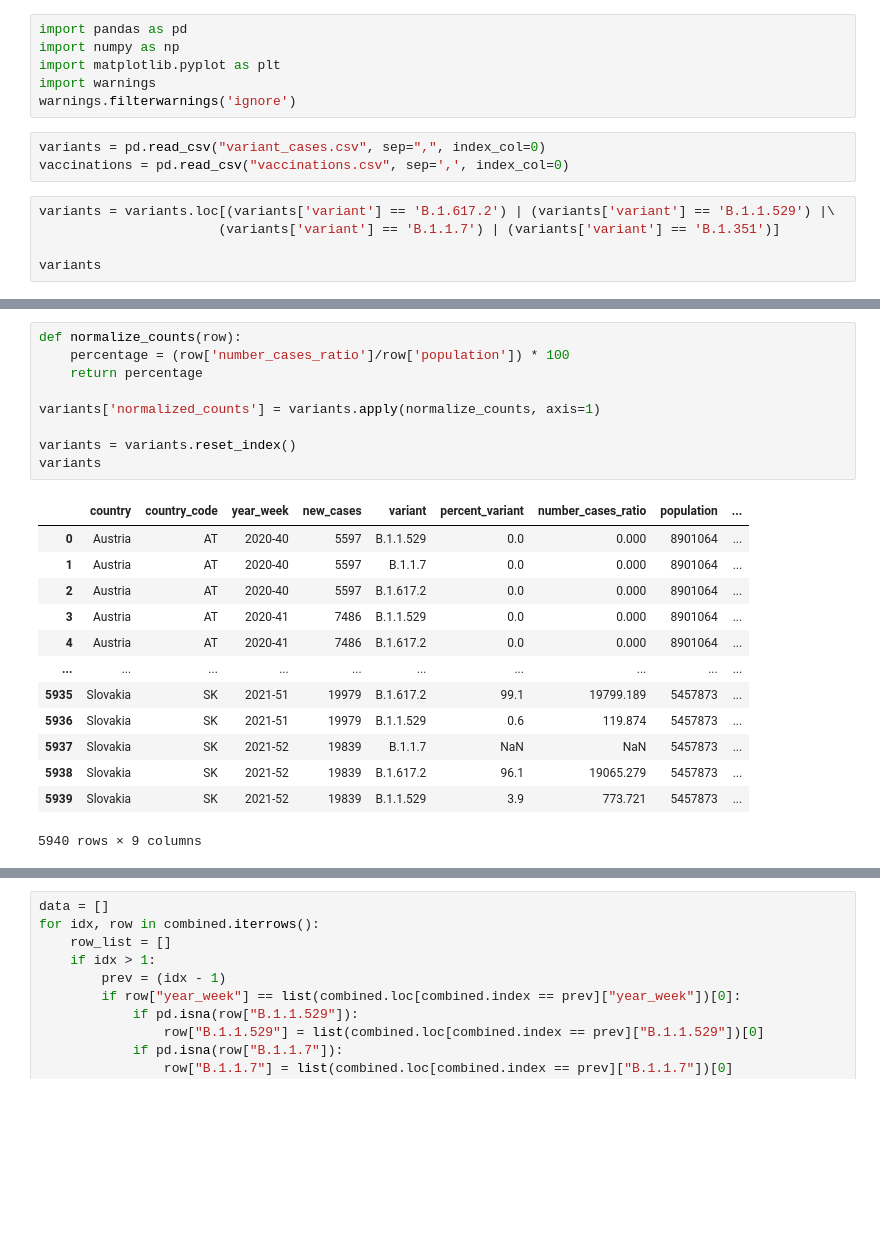
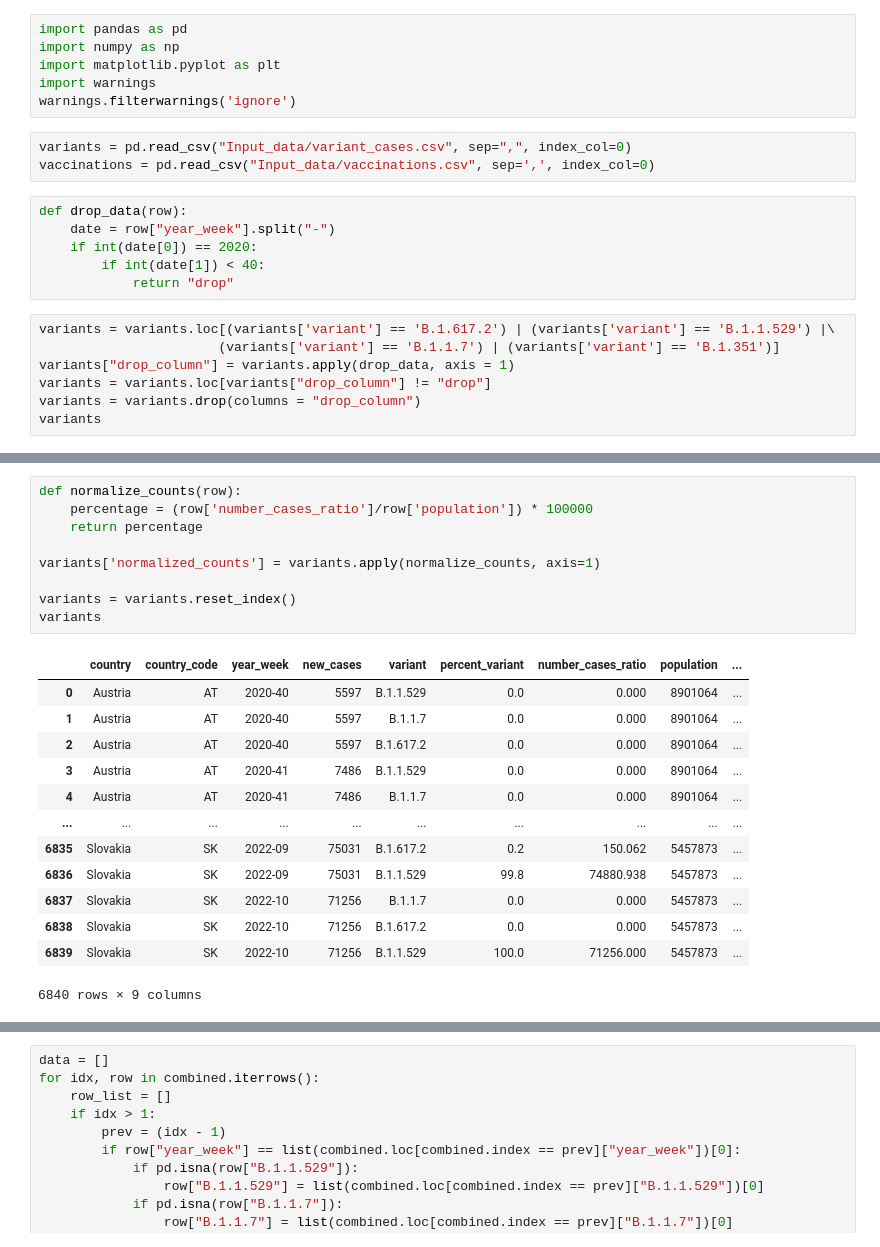
Before and after one commit to bryn-m/Covid_Evolution, a Jupyter notebook: 1_load_data.ipynb, the cells around one changed output, grey strips where cells are left out. Cells and saved outputs as stored; diff of their text form; blank space fills up the shorter version.

```diff
--- a/1_load_data.ipynb
+++ b/1_load_data.ipynb
@@ -5,12 +5,20 @@ import matplotlib.pyplot as plt
 import warnings
 warnings.filterwarnings('ignore')
 # %%
-variants = pd.read_csv("variant_cases.csv", sep=",", index_col=0)
-vaccinations = pd.read_csv("vaccinations.csv", sep=',', index_col=0)
+variants = pd.read_csv("Input_data/variant_cases.csv", sep=",", index_col=0)
+vaccinations = pd.read_csv("Input_data/vaccinations.csv", sep=',', index_col=0)
+# %%
+def drop_data(row):
+    date = row["year_week"].split("-")
+    if int(date[0]) == 2020:
+        if int(date[1]) < 40:
+            return "drop"
 # %%
 variants = variants.loc[(variants['variant'] == 'B.1.617.2') | (variants['variant'] == 'B.1.1.529') |\
                        (variants['variant'] == 'B.1.1.7') | (variants['variant'] == 'B.1.351')]
-
+variants["drop_column"] = variants.apply(drop_data, axis = 1)
+variants = variants.loc[variants["drop_column"] != "drop"]
+variants = variants.drop(columns = "drop_column")
 variants
 # %% [output]
 |  | country_code | year_week | source | new_cases | number_sequenced | percent_cases_sequenced | ... |
@@ -138,26 +146,26 @@ variants
 # %%
 def normalize_counts(row):
-    percentage = (row['number_cases_ratio']/row['population']) * 100
+    percentage = (row['number_cases_ratio']/row['population']) * 100000
     return percentage
 
 variants['normalized_counts'] = variants.apply(normalize_counts, axis=1)
 
 variants = variants.reset_index()
 variants
 # %% [output]
 |  | country | country_code | year_week | new_cases | variant | percent_variant | number_cases_ratio | population | ... |
 | 0 | Austria | AT | 2020-40 | 5597 | B.1.1.529 | 0.0 | 0.000 | 8901064 | ... |
 | 1 | Austria | AT | 2020-40 | 5597 | B.1.1.7 | 0.0 | 0.000 | 8901064 | ... |
 | 2 | Austria | AT | 2020-40 | 5597 | B.1.617.2 | 0.0 | 0.000 | 8901064 | ... |
 | 3 | Austria | AT | 2020-41 | 7486 | B.1.1.529 | 0.0 | 0.000 | 8901064 | ... |
-| 4 | Austria | AT | 2020-41 | 7486 | B.1.617.2 | 0.0 | 0.000 | 8901064 | ... |
+| 4 | Austria | AT | 2020-41 | 7486 | B.1.1.7 | 0.0 | 0.000 | 8901064 | ... |
 | ... | ... | ... | ... | ... | ... | ... | ... | ... | ... |
-| 5935 | Slovakia | SK | 2021-51 | 19979 | B.1.617.2 | 99.1 | 19799.189 | 5457873 | ... |
-| 5936 | Slovakia | SK | 2021-51 | 19979 | B.1.1.529 | 0.6 | 119.874 | 5457873 | ... |
-| 5937 | Slovakia | SK | 2021-52 | 19839 | B.1.1.7 | NaN | NaN | 5457873 | ... |
-| 5938 | Slovakia | SK | 2021-52 | 19839 | B.1.617.2 | 96.1 | 19065.279 | 5457873 | ... |
-| 5939 | Slovakia | SK | 2021-52 | 19839 | B.1.1.529 | 3.9 | 773.721 | 5457873 | ... |
+| 6835 | Slovakia | SK | 2022-09 | 75031 | B.1.617.2 | 0.2 | 150.062 | 5457873 | ... |
+| 6836 | Slovakia | SK | 2022-09 | 75031 | B.1.1.529 | 99.8 | 74880.938 | 5457873 | ... |
+| 6837 | Slovakia | SK | 2022-10 | 71256 | B.1.1.7 | 0.0 | 0.000 | 5457873 | ... |
+| 6838 | Slovakia | SK | 2022-10 | 71256 | B.1.617.2 | 0.0 | 0.000 | 5457873 | ... |
+| 6839 | Slovakia | SK | 2022-10 | 71256 | B.1.1.529 | 100.0 | 71256.000 | 5457873 | ... |
-5940 rows × 9 columns
+6840 rows × 9 columns
 # %%
 variant_data = variants[["variant","normalized_counts"]]#.reset_index(drop=True)
 variant_data_p = variant_data.pivot(columns = ["variant"], values = ["normalized_counts"])
```
Also changed, not shown: parts of 9 cells of this notebook, 9 other files.
